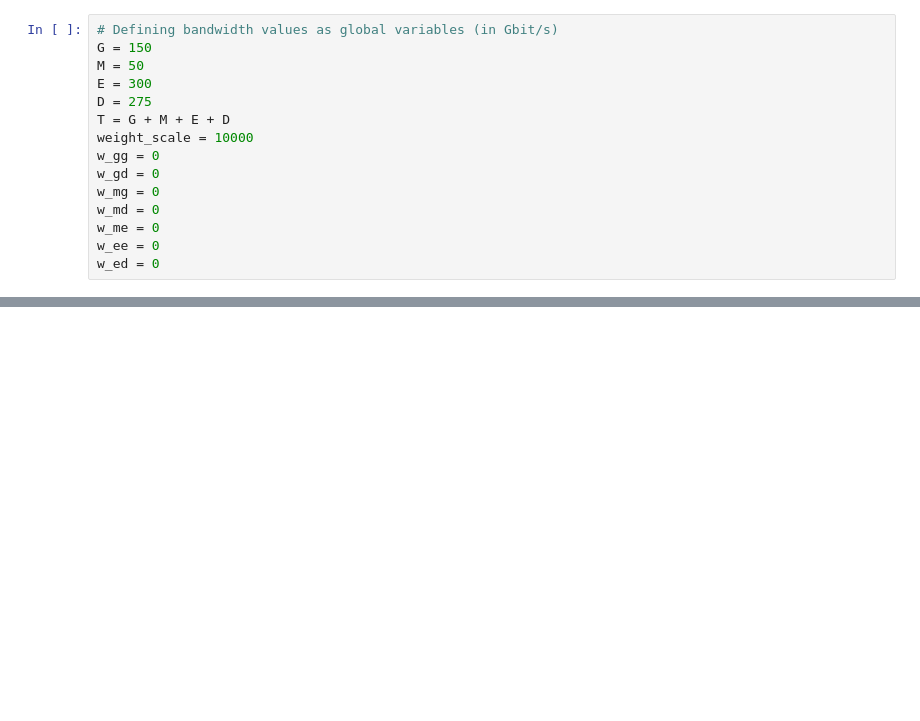
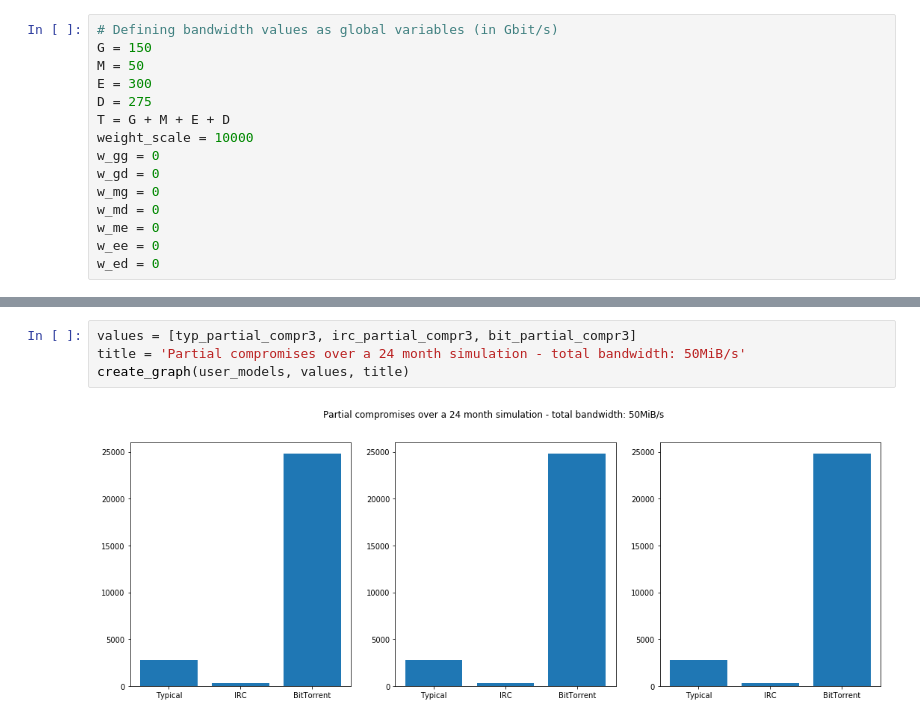
Before and after one commit to leoreppas/IndividualProject, a Jupyter notebook: TorPS2019.ipynb, the cells around one changed output, grey strips where cells are left out. Saved outputs shown, nothing was run; the diff lists cells and outputs as text; blank space fills up the shorter version.

```diff
--- a/TorPS2019.ipynb
+++ b/TorPS2019.ipynb
@@ -692,0 +702,6 @@ create_graph(user_models, values, title)
+# %%
+values = [typ_partial_compr3, irc_partial_compr3, bit_partial_compr3]
+title = 'Partial compromises over a 24 month simulation - total bandwidth: 50MiB/s'
+create_graph(user_models, values, title)
+# %% [output]
+[figure, added]
```
Also changed, not shown: parts of 28 cells of this notebook.
